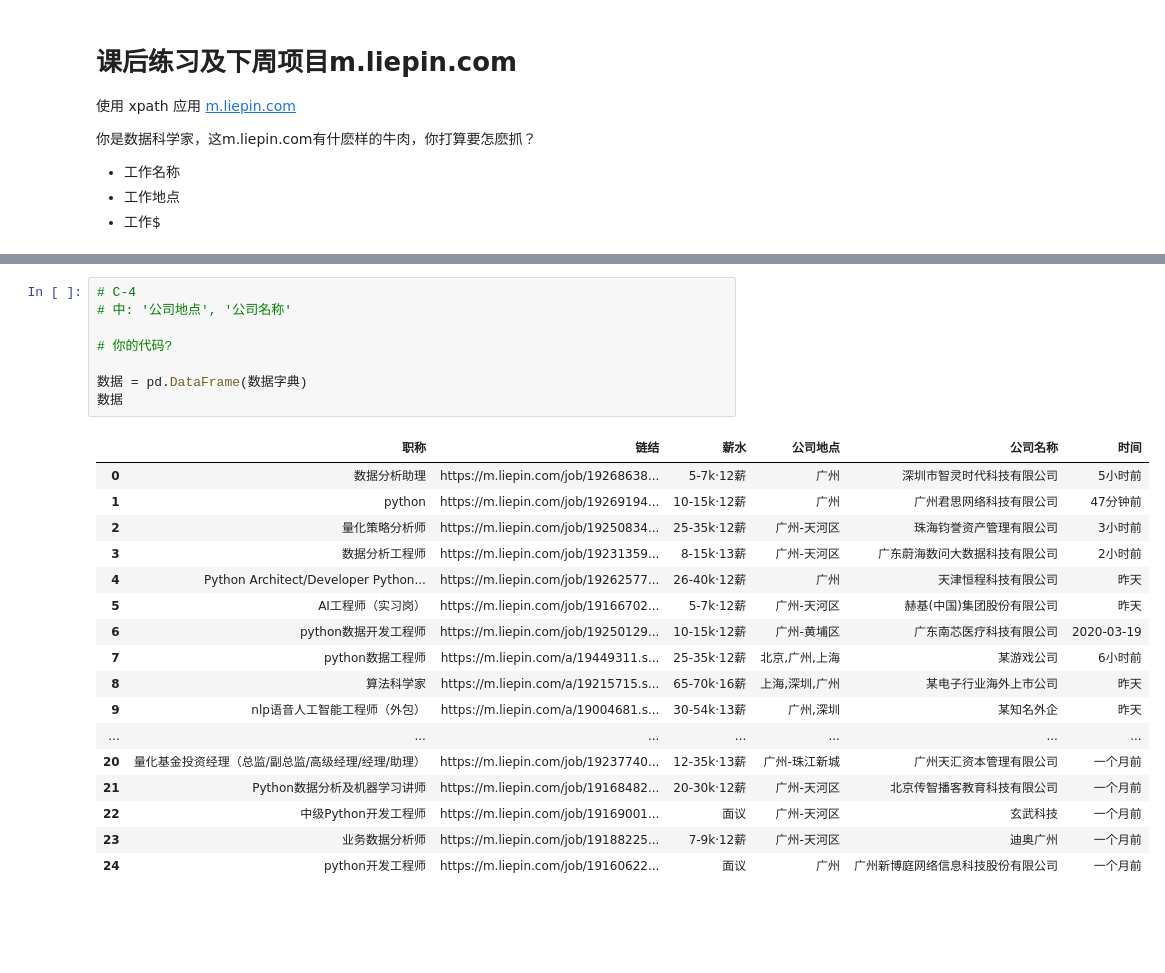
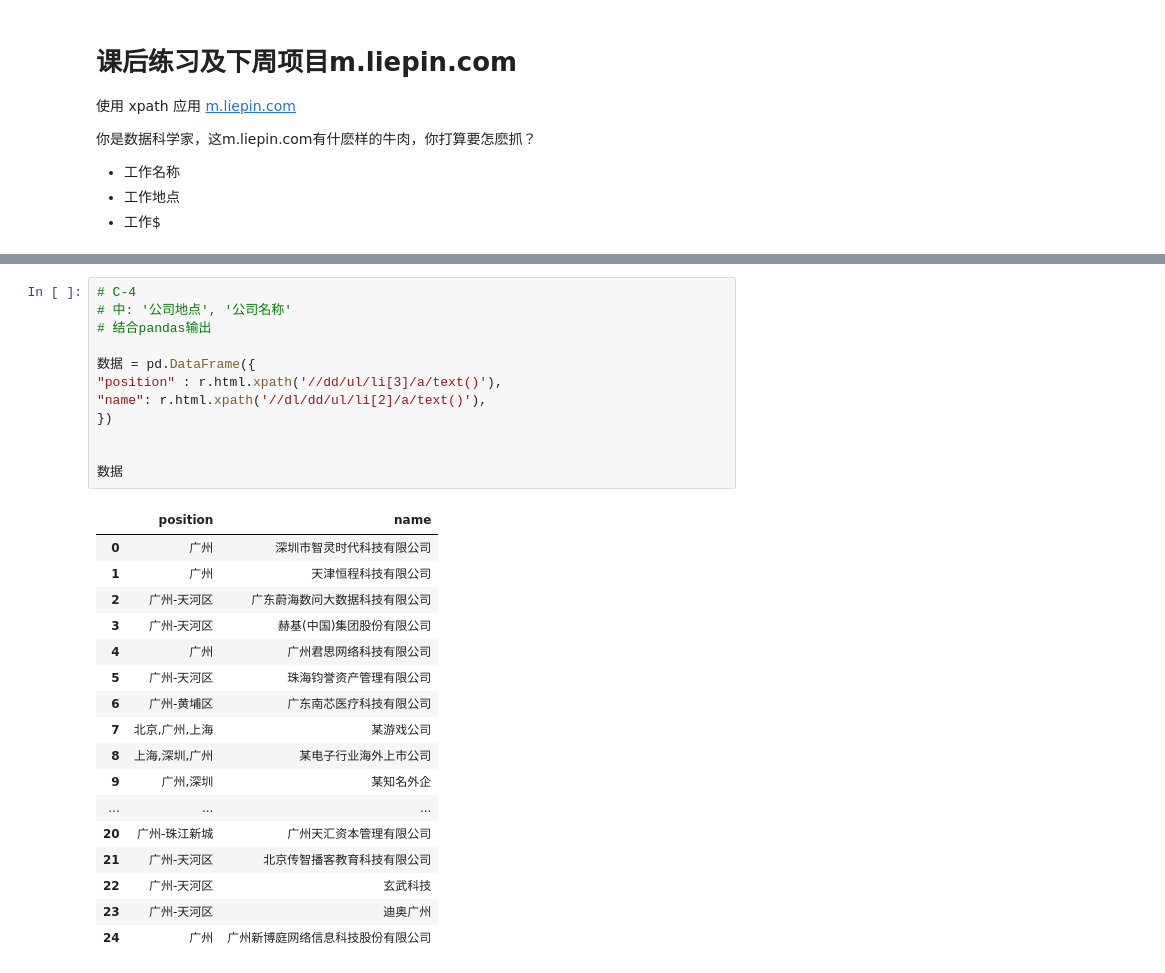
Before and after one commit to yebail-ss/20_spring_Web_ming, a Jupyter notebook: 20春_Web数据挖掘_week02_181012121.ipynb, the cells around one changed output, grey strips where cells are left out. Drawn from its saved outputs; the diff is of its cells as text; blank space fills up the shorter version.

```diff
--- a/20春_Web数据挖掘_week02_181012121.ipynb
+++ b/20春_Web数据挖掘_week02_181012121.ipynb
@@ -542,26 +630,30 @@ with open ("20春_Web数据挖掘_week02_zhaopin_pandas.html", encoding = "utf8"
 # %%
 # C-4
 # 中: '公司地点', '公司名称'
+# 结合pandas输出
 
-# 你的代码?
+数据 = pd.DataFrame({
+"position" : r.html.xpath('//dd/ul/li[3]/a/text()'),
+"name": r.html.xpath('//dl/dd/ul/li[2]/a/text()'),
+})
 
-数据 = pd.DataFrame(数据字典)
+
 数据
 # %% [output]
-|  | 职称 | 链结 | 薪水 | 公司地点 | 公司名称 | 时间 |
-| 0 | 数据分析助理 | https://m.liepin.com/job/19268638... | 5-7k·12薪 | 广州 | 深圳市智灵时代科技有限公司 | 5小时前 |
-| 1 | python | https://m.liepin.com/job/19269194... | 10-15k·12薪 | 广州 | 广州君思网络科技有限公司 | 47分钟前 |
-| 2 | 量化策略分析师 | https://m.liepin.com/job/19250834... | 25-35k·12薪 | 广州-天河区 | 珠海钧誉资产管理有限公司 | 3小时前 |
-| 3 | 数据分析工程师 | https://m.liepin.com/job/19231359... | 8-15k·13薪 | 广州-天河区 | 广东蔚海数问大数据科技有限公司 | 2小时前 |
-| 4 | Python Architect/Developer Python... | https://m.liepin.com/job/19262577... | 26-40k·12薪 | 广州 | 天津恒程科技有限公司 | 昨天 |
-| 5 | AI工程师（实习岗） | https://m.liepin.com/job/19166702... | 5-7k·12薪 | 广州-天河区 | 赫基(中国)集团股份有限公司 | 昨天 |
-| 6 | python数据开发工程师 | https://m.liepin.com/job/19250129... | 10-15k·12薪 | 广州-黄埔区 | 广东南芯医疗科技有限公司 | 2020-03-19 |
-| 7 | python数据工程师 | https://m.liepin.com/a/19449311.s... | 25-35k·12薪 | 北京,广州,上海 | 某游戏公司 | 6小时前 |
-| 8 | 算法科学家 | https://m.liepin.com/a/19215715.s... | 65-70k·16薪 | 上海,深圳,广州 | 某电子行业海外上市公司 | 昨天 |
-| 9 | nlp语音人工智能工程师（外包） | https://m.liepin.com/a/19004681.s... | 30-54k·13薪 | 广州,深圳 | 某知名外企 | 昨天 |
-| ... | ... | ... | ... | ... | ... | ... |
-| 20 | 量化基金投资经理（总监/副总监/高级经理/经理/助理） | https://m.liepin.com/job/19237740... | 12-35k·13薪 | 广州-珠江新城 | 广州天汇资本管理有限公司 | 一个月前 |
-| 21 | Python数据分析及机器学习讲师 | https://m.liepin.com/job/19168482... | 20-30k·12薪 | 广州-天河区 | 北京传智播客教育科技有限公司 | 一个月前 |
-| 22 | 中级Python开发工程师 | https://m.liepin.com/job/19169001... | 面议 | 广州-天河区 | 玄武科技 | 一个月前 |
-| 23 | 业务数据分析师 | https://m.liepin.com/job/19188225... | 7-9k·12薪 | 广州-天河区 | 迪奥广州 | 一个月前 |
-| 24 | python开发工程师 | https://m.liepin.com/job/19160622... | 面议 | 广州 | 广州新博庭网络信息科技股份有限公司 | 一个月前 |
+|  | position | name |
+| 0 | 广州 | 深圳市智灵时代科技有限公司 |
+| 1 | 广州 | 天津恒程科技有限公司 |
+| 2 | 广州-天河区 | 广东蔚海数问大数据科技有限公司 |
+| 3 | 广州-天河区 | 赫基(中国)集团股份有限公司 |
+| 4 | 广州 | 广州君思网络科技有限公司 |
+| 5 | 广州-天河区 | 珠海钧誉资产管理有限公司 |
+| 6 | 广州-黄埔区 | 广东南芯医疗科技有限公司 |
+| 7 | 北京,广州,上海 | 某游戏公司 |
+| 8 | 上海,深圳,广州 | 某电子行业海外上市公司 |
+| 9 | 广州,深圳 | 某知名外企 |
+| ... | ... | ... |
+| 20 | 广州-珠江新城 | 广州天汇资本管理有限公司 |
+| 21 | 广州-天河区 | 北京传智播客教育科技有限公司 |
+| 22 | 广州-天河区 | 玄武科技 |
+| 23 | 广州-天河区 | 迪奥广州 |
+| 24 | 广州 | 广州新博庭网络信息科技股份有限公司 |
```
Also changed, not shown: parts of 40 cells of this notebook, 4 other files.
